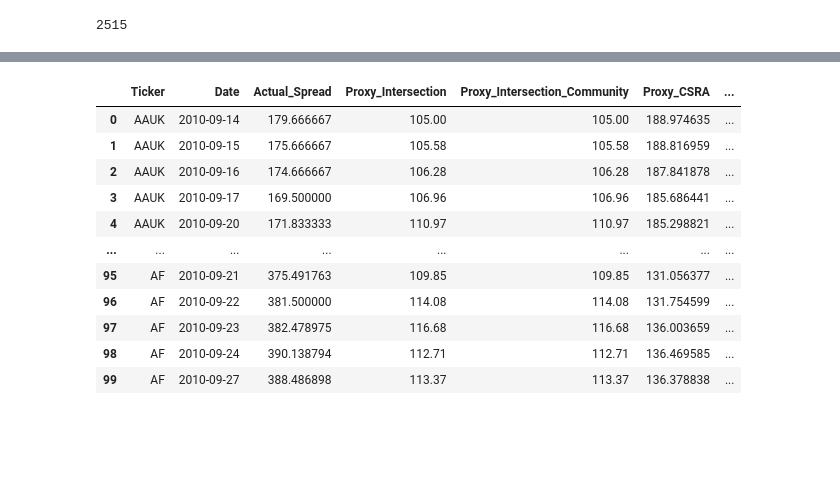
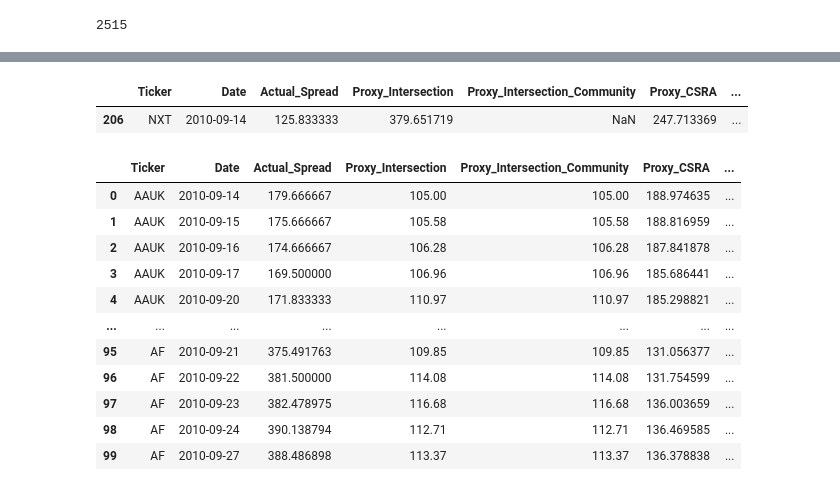
Before and after one commit to KLCALAW/ATCF, a Jupyter notebook: proxy_method_results.ipynb, the cells around one changed output, grey strips where cells are left out. Saved outputs shown, nothing was run; the diff lists cells and outputs as text; code cells hidden in the pictures; blank space fills up the shorter version.

```diff
--- a/proxy_method_results.ipynb
+++ b/proxy_method_results.ipynb
@@ -80,9 +79,7 @@ tickers = prices_data.columns.to_list() #First 10 tickers
 
 #ALEX DATES
 #-----------
-dates = matching_dates[0:839]
-
-
+dates = [matching_dates[0]]
 
 # #CALVIN DATES
 # dates = matching_dates[839:1678]
@@ -95,3 +106,9 @@ proxy_time_series_df.to_csv('data/proxy_time_series_alex.csv', index=False)
+# %%
+#Return rows with Nan values
+proxy_time_series_df[proxy_time_series_df.isnull().any(axis=1)]
+# %% [output]
+|  | Ticker | Date | Actual_Spread | Proxy_Intersection | Proxy_Intersection_Community | Proxy_CSRA | ... |
+| 206 | NXT | 2010-09-14 | 125.833333 | 379.651719 | NaN | 247.713369 | ... |
 # %%
 # #TROUBLESHOOTING
 # #-----------------------------------------
```
Also changed, not shown: parts of 2 cells of this notebook, 2 other files.
